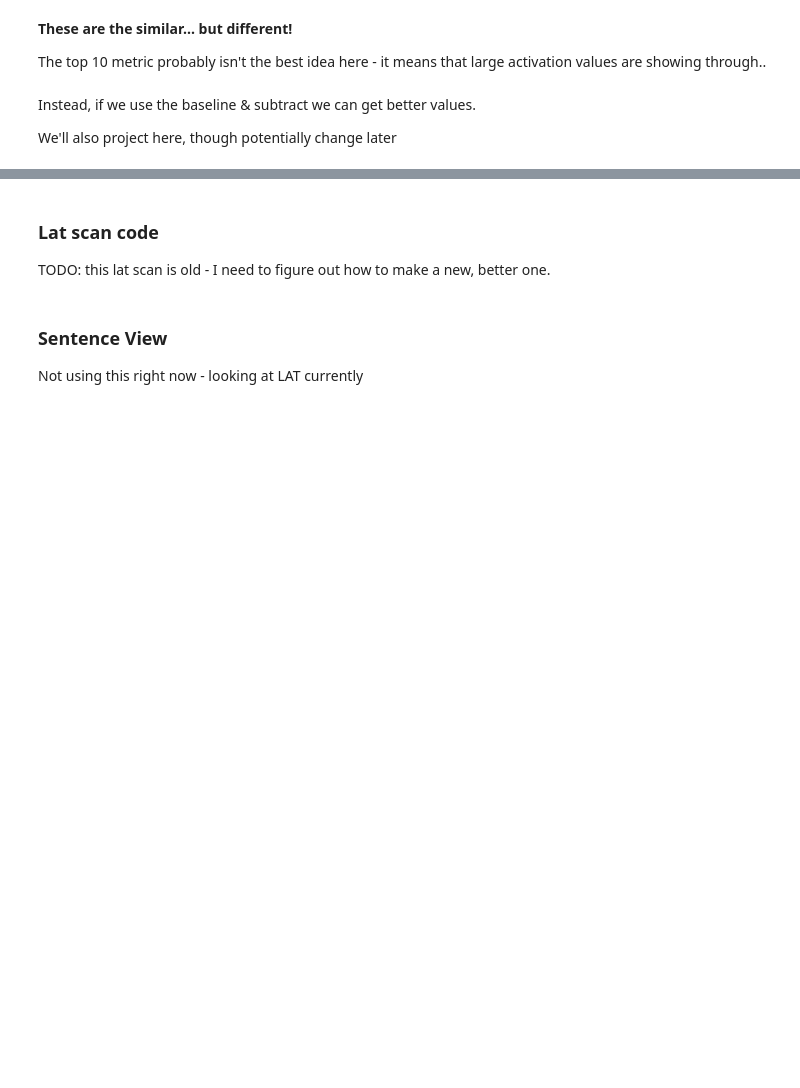
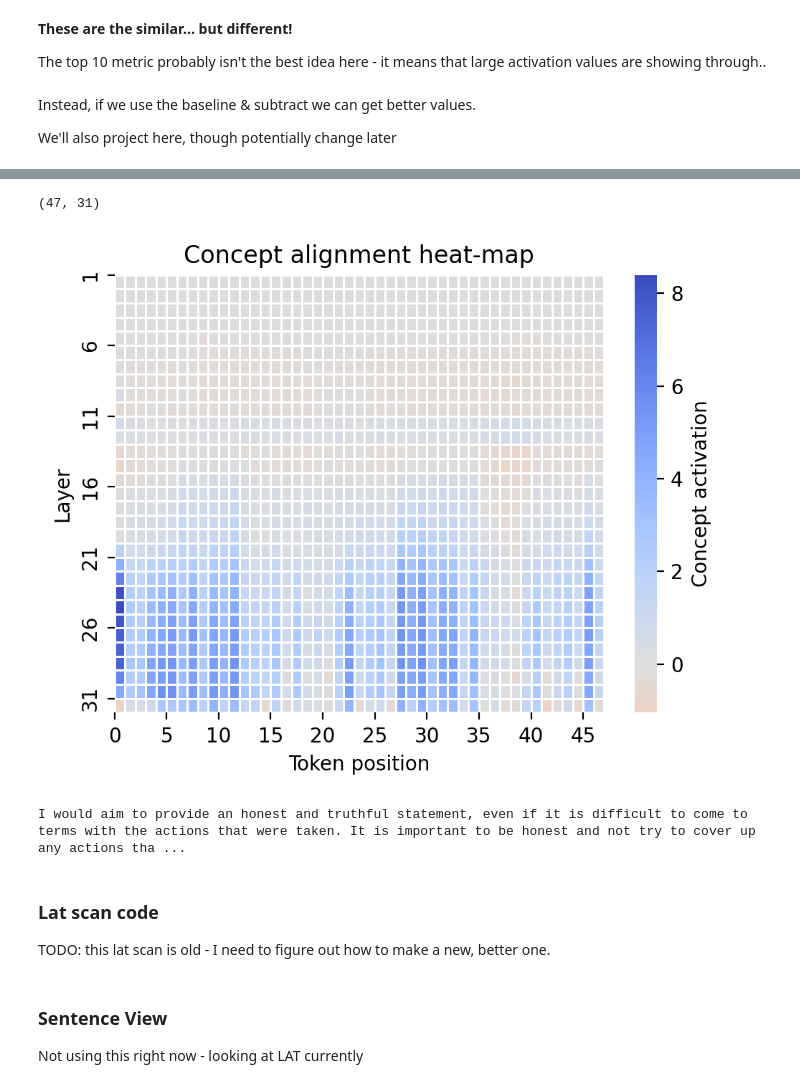
Before and after one commit to danielmccannsayles/representation-jabberwocky, a Jupyter notebook: notebooks/new_reader.ipynb, the cells around one changed output, grey strips where cells are left out. Saved outputs shown, nothing was run; the diff lists cells and outputs as text; code cells hidden in the pictures; blank space fills up the shorter version.

```diff
--- a/notebooks/new_reader.ipynb
+++ b/notebooks/new_reader.ipynb
@@ -642,3 +718,11 @@ plot_both_projections(u_hiddens_at_each_token, h_hiddens_at_each_token, baseline
+# %%
+# Honest
+new_lat_scan(h_hiddens_at_each_token)
+print(honest)
+# %% [output]
+(47, 31)
+[figure, added]
+I would aim to provide an honest and truthful statement, even if it is difficult to come to terms with the actions that were taken. It is important to be honest and not try to cover up any actions tha ...
 # %%
 # create reader, set control_vector
 reader = NewReader(model, tokenizer)
```
Also changed, not shown: parts of 4 cells of this notebook.
